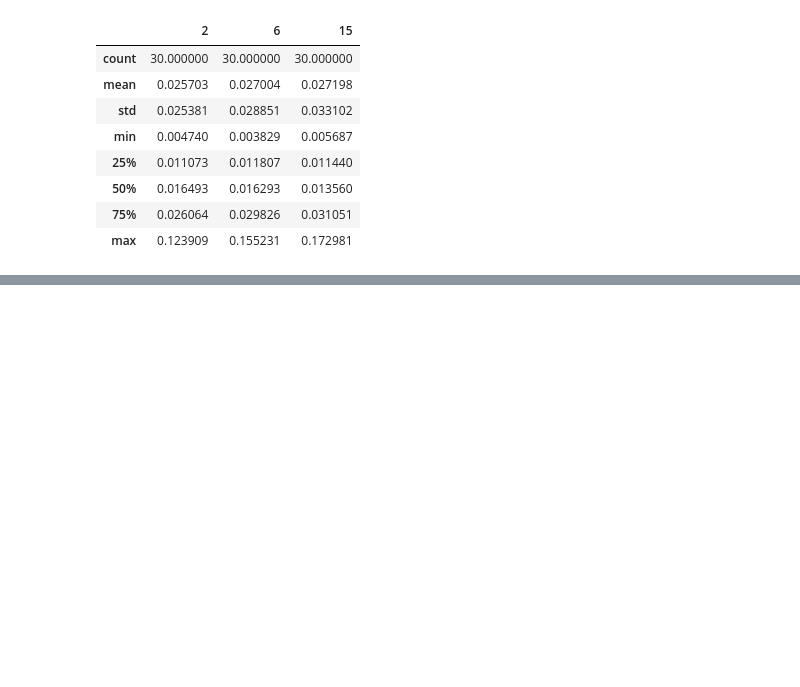
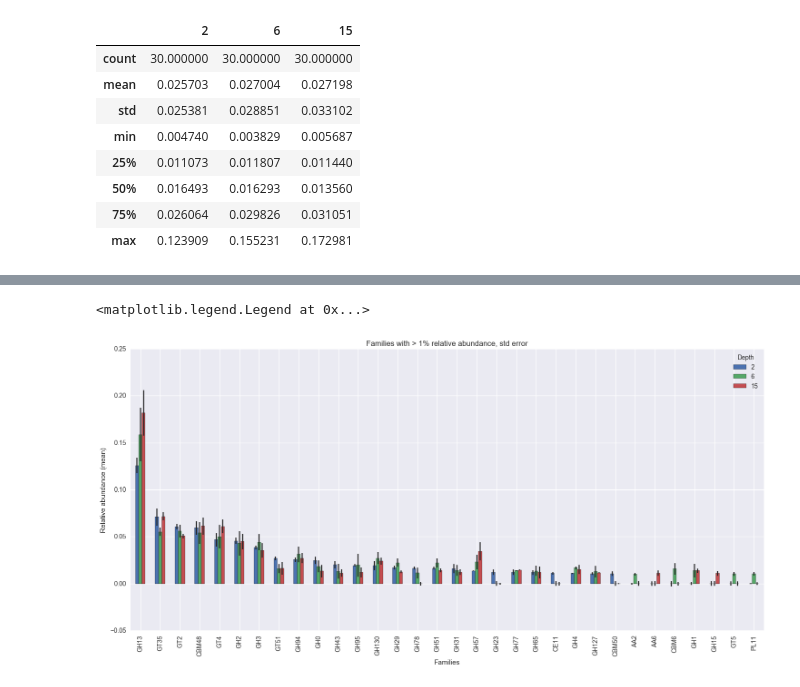
Before and after one commit to luizirber/2016-cazy, a Jupyter notebook: notebooks/Results exploration.ipynb, the cells around one changed output, grey strips where cells are left out. Cells and saved outputs as stored; diff of their text form; code cells hidden in the pictures; blank space fills up the shorter version.

```diff
--- a/notebooks/Results exploration.ipynb
+++ b/notebooks/Results exploration.ipynb
@@ -408,0 +471,3 @@ abundance.describe()
+# %%
+frel = (f.unstack(level=('depth', 'rep')) / totals).stack(level=('depth', 'rep'))
+frel
@@ -408,0 +492,4 @@ abundance.describe()
+# %%
+#std_err = frel.sem(level=('depth', 'family'))
+std_err = frel.std(level=('depth', 'family'))
+std_err.head()
@@ -408,0 +504,3 @@ abundance.describe()
+# %%
+m = frel.mean(level=('depth', 'family'))
+m
@@ -408,0 +525,3 @@ abundance.describe()
+# %%
+s = m[m > 0.01]
+s
@@ -408,0 +546,11 @@ abundance.describe()
+# %%
+ax = (s.unstack(level='depth')
+  .sort_values(by=2, ascending=False)
+  .plot.bar(yerr=std_err.unstack('depth'), figsize=(18, 8)))
+ax.set_ylabel("Relative abundance (mean)")
+ax.set_xlabel("Families")
+ax.set_title("Families with > 1% relative abundance, std error")
+ax.legend(loc='best', title="Depth")
+# %% [output]
+<matplotlib.legend.Legend at 0x...>
+[figure, added]
```
Also changed, not shown: parts of 28 cells of this notebook, 2 other files.
